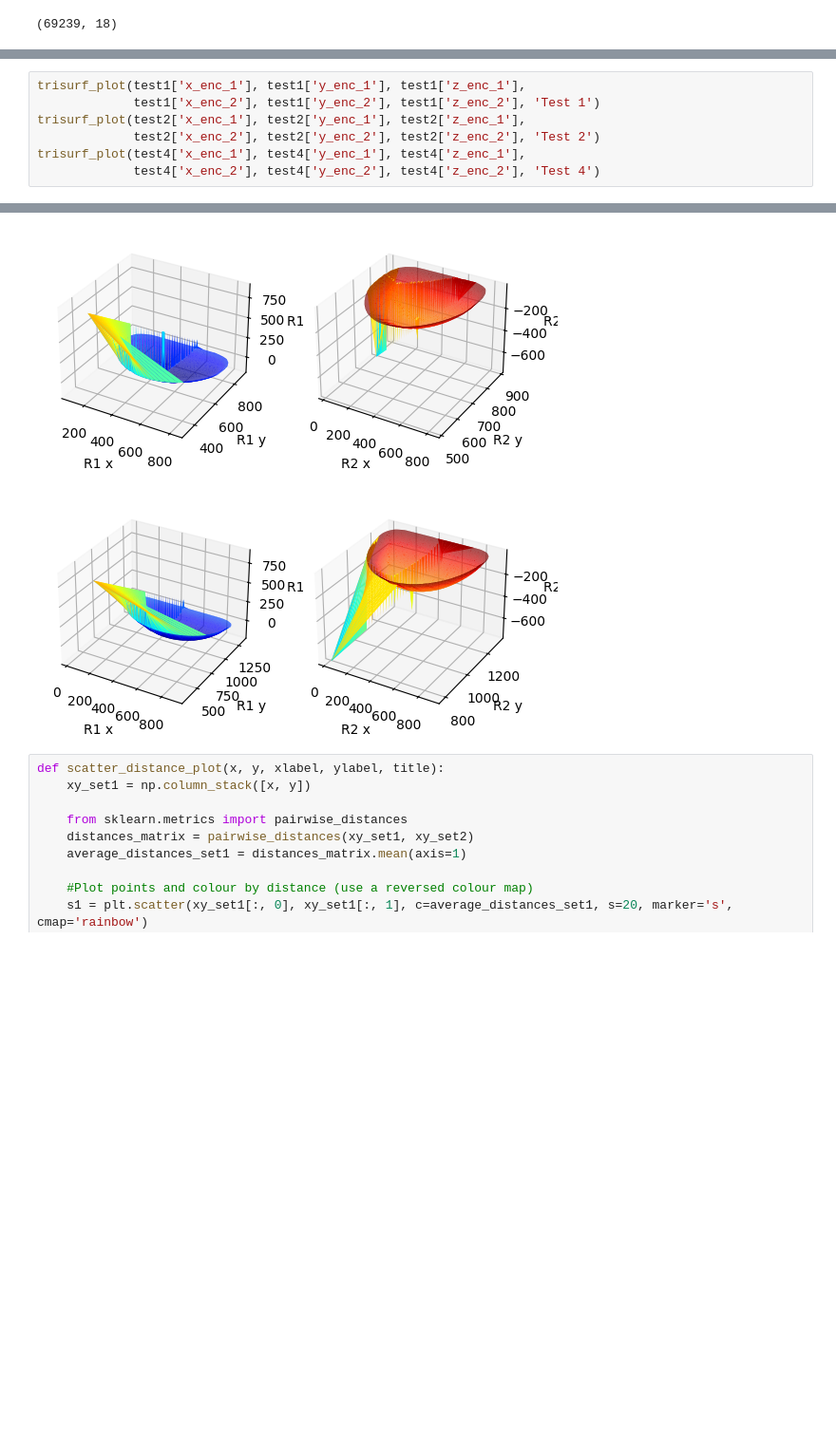
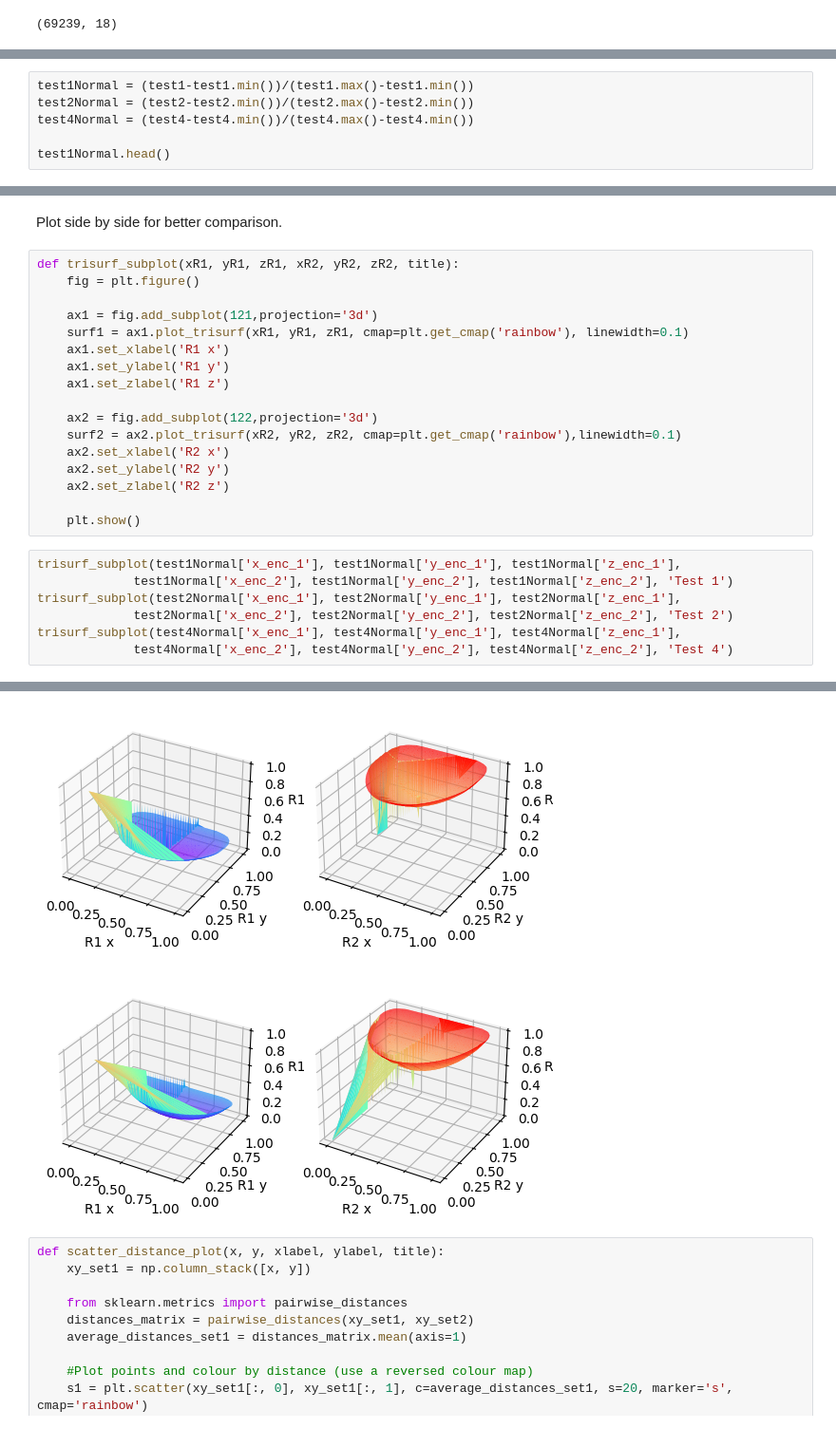
Before and after one commit to vputnam/machine_learning_soln, a Jupyter notebook: Jupyter/DataProcessing.ipynb, the cells around one changed output, grey strips where cells are left out. Shown at 95% size. Saved outputs shown, nothing was run; the diff lists cells and outputs as text; blank space fills up the shorter version.

```diff
--- a/Jupyter/DataProcessing.ipynb
+++ b/Jupyter/DataProcessing.ipynb
@@ -43,0 +52,6 @@ def trisurf_plot(xR1, yR1, zR1, xR2, yR2, zR2, title):
+# %%
+test1Normal = (test1-test1.min())/(test1.max()-test1.min())
+test2Normal = (test2-test2.min())/(test2.max()-test2.min())
+test4Normal = (test4-test4.min())/(test4.max()-test4.min())
+
+test1Normal.head()
@@ -44,8 +78,27 @@ def trisurf_plot(xR1, yR1, zR1, xR2, yR2, zR2, title):
+# %% [markdown]
+Plot side by side for better comparison.
+# %%
+def trisurf_subplot(xR1, yR1, zR1, xR2, yR2, zR2, title):
+    fig = plt.figure()
+
+    ax1 = fig.add_subplot(121,projection='3d')
+    surf1 = ax1.plot_trisurf(xR1, yR1, zR1, cmap=plt.get_cmap('rainbow'), linewidth=0.1)
+    ax1.set_xlabel('R1 x')
+    ax1.set_ylabel('R1 y')
+    ax1.set_zlabel('R1 z')
+
+    ax2 = fig.add_subplot(122,projection='3d')
+    surf2 = ax2.plot_trisurf(xR2, yR2, zR2, cmap=plt.get_cmap('rainbow'),linewidth=0.1)
+    ax2.set_xlabel('R2 x')
+    ax2.set_ylabel('R2 y')
+    ax2.set_zlabel('R2 z')
+
+    plt.show()
 # %%
-trisurf_plot(test1['x_enc_1'], test1['y_enc_1'], test1['z_enc_1'],
-             test1['x_enc_2'], test1['y_enc_2'], test1['z_enc_2'], 'Test 1')
-trisurf_plot(test2['x_enc_1'], test2['y_enc_1'], test2['z_enc_1'],
-             test2['x_enc_2'], test2['y_enc_2'], test2['z_enc_2'], 'Test 2')
-trisurf_plot(test4['x_enc_1'], test4['y_enc_1'], test4['z_enc_1'],
-             test4['x_enc_2'], test4['y_enc_2'], test4['z_enc_2'], 'Test 4')
+trisurf_subplot(test1Normal['x_enc_1'], test1Normal['y_enc_1'], test1Normal['z_enc_1'],
+             test1Normal['x_enc_2'], test1Normal['y_enc_2'], test1Normal['z_enc_2'], 'Test 1')
+trisurf_subplot(test2Normal['x_enc_1'], test2Normal['y_enc_1'], test2Normal['z_enc_1'],
+             test2Normal['x_enc_2'], test2Normal['y_enc_2'], test2Normal['z_enc_2'], 'Test 2')
+trisurf_subplot(test4Normal['x_enc_1'], test4Normal['y_enc_1'], test4Normal['z_enc_1'],
+             test4Normal['x_enc_2'], test4Normal['y_enc_2'], test4Normal['z_enc_2'], 'Test 4')
 # %% [output]
@@ -53,5 +106,5 @@ trisurf_plot(test4['x_enc_1'], test4['y_enc_1'], test4['z_enc_1'],
-[figure, old version]
+[figure, new version]
-[figure, old version]
+[figure, new version]
 # %%
 def scatter_distance_plot(x, y, xlabel, ylabel, title):
     xy_set1 = np.column_stack([x, y])
```
Also changed, not shown: parts of 10 cells of this notebook, 1 other file.
